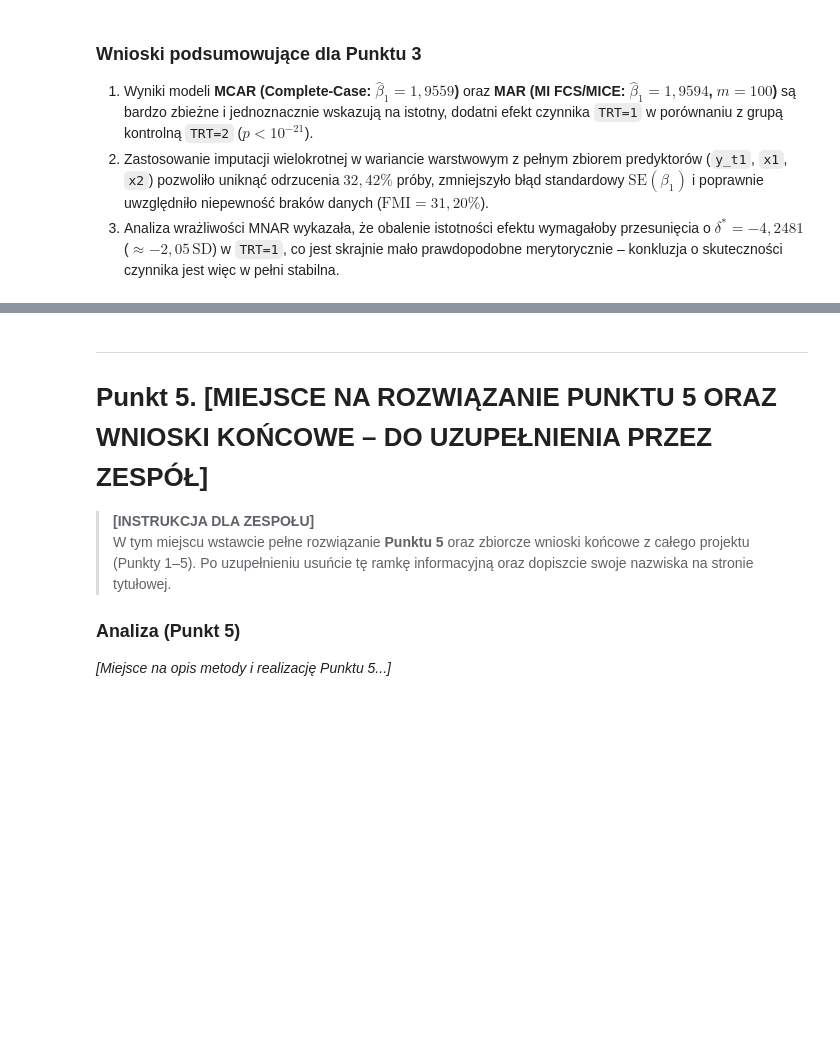
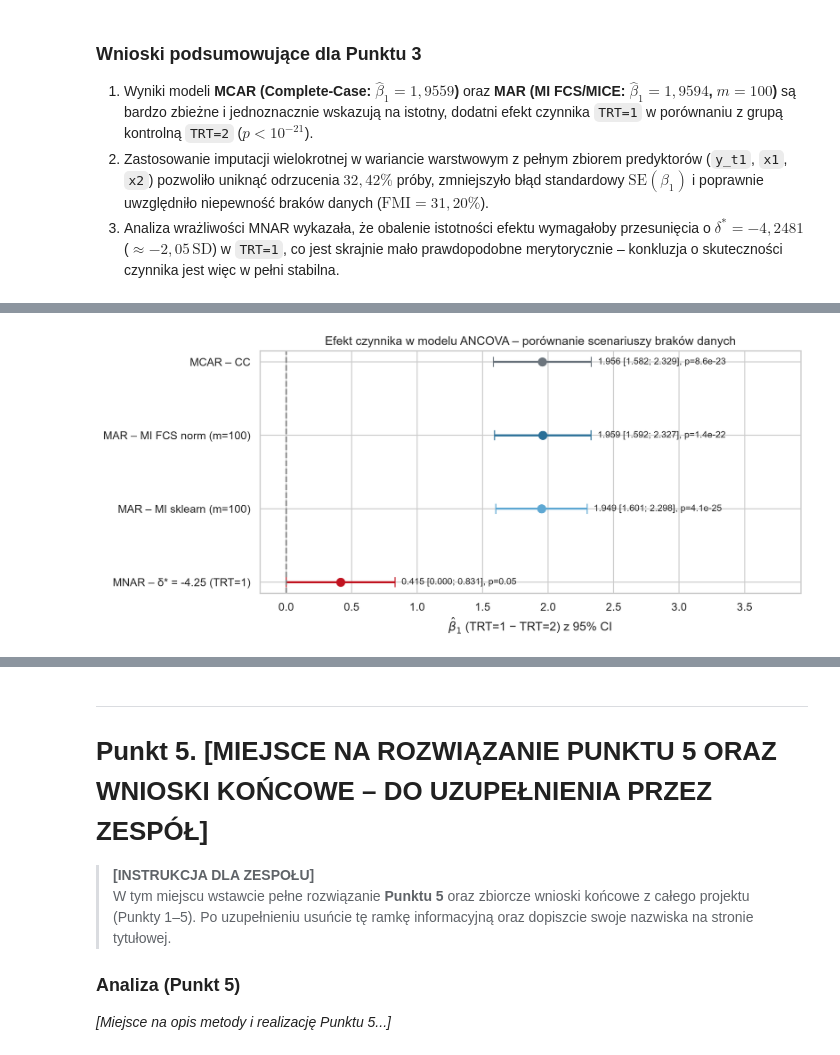
Before and after one commit to Szymon-Jozefczyk/ZABMID, a Jupyter notebook: notebooks/00_raport_koncowy_ZAB_zadanie1A.ipynb, the cells around one changed output, grey strips where cells are left out. Drawn from its saved outputs; the diff is of its cells as text; code cells hidden in the pictures; blank space fills up the shorter version.

Commit message:
Punkt 4

```diff
--- a/notebooks/00_raport_koncowy_ZAB_zadanie1A.ipynb
+++ b/notebooks/00_raport_koncowy_ZAB_zadanie1A.ipynb
@@ -1074,5 +1087,86 @@ plt.show()
 # %%
-# TODO (ZESPÓŁ – PUNKT 4): Wklejcie poniżej kod dla Punktu 4
-df_p4 = pd.read_csv(CSV_FILE)
-print("[Punkt 4] Sekcja gotowa do uzupełnienia przez zespół. Liczba wierszy:", len(df_p4))
+# PUNKT 4. Zestawienie istniejących wyników (bez ponownego uruchamiania imputacji).
+from IPython.display import display, Image
+
+# Gdy notebook został uruchomiony od początku, korzystamy z aktualnych obiektów
+# z Punktu 3. Pozwala to uniknąć odczytania nieaktualnych plików CSV.
+if all(nazwa in globals() for nazwa in ("comp", "mcar", "mar", "skala", "kryt_2d")):
+    p4_por = comp.copy()
+    p4_mcar = mcar["wsp"].copy()
+    p4_mar = mar["wsp"].copy()
+    p4_skala = skala.copy()
+    p4_kryt2d = kryt_2d.copy()
+else:
+    # Wariant użyteczny przy otwieraniu tylko tej sekcji gotowego raportu.
+    p4_por = pd.read_csv(RES / "tab_p3_porownanie.csv", index_col=0, encoding="utf-8-sig")
+    p4_mcar = pd.read_csv(RES / "tab_p3_ancova_mcar.csv", index_col=0, encoding="utf-8-sig")
+    p4_mar = pd.read_csv(RES / "tab_p3_ancova_mar.csv", index_col=0, encoding="utf-8-sig")
+    p4_skala = pd.read_csv(RES / "tab_p3_skala_delta.csv", index_col=0, encoding="utf-8-sig")
+    p4_kryt2d = pd.read_csv(RES / "tab_p3_tipping_2d_krytyczne.csv", encoding="utf-8-sig")
+p4_zrodlo = pd.read_csv(CSV_FILE)
+
+p4_podejscia = ["MCAR (CC)", "MAR (MI, FCS norm)"]
+p4_tabela = pd.DataFrame({
+    "MCAR (CC)": {
+        "N": p4_por.loc["N", "MCAR (CC)"],
+        "β0": p4_mcar.loc["β0 (wyraz wolny)", "Oszacowanie"],
+        "β1 (TRT=1 vs 2)": p4_por.loc["β1", "MCAR (CC)"],
+        "SE(β1)": p4_por.loc["SE(β1)", "MCAR (CC)"],
+        "95% CI β1 — dolna": p4_por.loc["CI 2.5%", "MCAR (CC)"],
+        "95% CI β1 — górna": p4_por.loc["CI 97.5%", "MCAR (CC)"],
+        "p(β1)": p4_por.loc["p-value", "MCAR (CC)"],
+        "β2 (Y_T1)": p4_por.loc["β2 (Y_T1)", "MCAR (CC)"],
+        "p(β2)": p4_mcar.loc["β2 (Y_T1)", "p-value"],
+        "R²": p4_por.loc["R²", "MCAR (CC)"],
+        "FMI(β1)": np.nan,
+    },
+    "MAR (MI, FCS norm)": {
+        "N": p4_por.loc["N", "MAR (MI, FCS norm)"],
+        "β0": p4_mar.loc["β0 (wyraz wolny)", "Oszacowanie"],
+        "β1 (TRT=1 vs 2)": p4_por.loc["β1", "MAR (MI, FCS norm)"],
+        "SE(β1)": p4_por.loc["SE(β1)", "MAR (MI, FCS norm)"],
+        "95% CI β1 — dolna": p4_por.loc["CI 2.5%", "MAR (MI, FCS norm)"],
+        "95% CI β1 — górna": p4_por.loc["CI 97.5%", "MAR (MI, FCS norm)"],
+        "p(β1)": p4_por.loc["p-value", "MAR (MI, FCS norm)"],
+        "β2 (Y_T1)": p4_por.loc["β2 (Y_T1)", "MAR (MI, FCS norm)"],
+        "p(β2)": p4_mar.loc["β2 (Y_T1)", "p-value"],
+        "R²": p4_por.loc["R²", "MAR (MI, FCS norm)"],
+        "FMI(β1)": p4_por.loc["FMI(β1)", "MAR (MI, FCS norm)"],
+    },
+})
+p4_tabela.to_csv(RES / "tab_p4_podsumowanie.csv", encoding="utf-8-sig", index_label="Miara")
+
+def p4_formatuj(wiersz, wartosc):
+    if pd.isna(wartosc):
+        return "—"
+    if wiersz == "N":
+        return f"{wartosc:.0f}"
+    if wiersz.startswith("p("):
+        return f"{wartosc:.2e}"
+    if wiersz == "FMI(β1)":
+        return f"{wartosc:.2%}"
+    return f"{wartosc:.4f}"
+
+p4_tabela_opis = p4_tabela.copy().astype(object)
+for p4_wiersz in p4_tabela.index:
+    for p4_kolumna in p4_tabela.columns:
+        p4_tabela_opis.loc[p4_wiersz, p4_kolumna] = p4_formatuj(
+            p4_wiersz, p4_tabela.loc[p4_wiersz, p4_kolumna]
+        )
+
+print("Tabela 4.1. Porównanie ocen modelu ANCOVA — CC i MI przy MAR:")
+display(p4_tabela_opis)
+
+p4_roz = p4_tabela.loc["β1 (TRT=1 vs 2)", "MAR (MI, FCS norm)"] - p4_tabela.loc["β1 (TRT=1 vs 2)", "MCAR (CC)"]
+p4_redukcja_se = 100 * (1 - p4_tabela.loc["SE(β1)", "MAR (MI, FCS norm)"] / p4_tabela.loc["SE(β1)", "MCAR (CC)"])
+p4_delta = float(p4_skala.loc["δ*", "wartość"])
+p4_braki_trt1 = int(p4_zrodlo.loc[p4_zrodlo["trt"] == 1, "y_t2"].isna().sum())
+print(f"Różnica ocen β1 (MI − CC): {p4_roz:+.4f}; zmiana SE(β1): −{p4_redukcja_se:.2f}%")
+print(f"Weryfikacja alternatywną MI (sklearn): β1 = {p4_por.loc['β1', 'MAR (MI, sklearn)']:.4f}")
+print(f"MNAR 1D: δ* = {p4_delta:.4f}, przesunięto {p4_braki_trt1} braków Y_T2 w TRT=1")
+print(f"|δ*| / SD zaobserwowanych Y_T2 w TRT=1 = {abs(p4_skala.loc['δ* / SD(Y_T2 | TRT=1)', 'wartość']):.2f}")
+print("Tabela 4.2. Punkty krytyczne δ1* w zależności od przesunięcia δ2 w grupie kontrolnej:")
+display(p4_kryt2d.round(4))
+print("Rysunek 4.1. Efekt TRT i 95% przedziały ufności w rozważanych podejściach:")
+display(Image(filename=str(FIG / "fig9_forest_beta1.png")))
 # %% [output]
@@ -1079,0 +1199 @@ print("[Punkt 4] Sekcja gotowa do uzupełnienia przez zespół. Liczba wierszy:"
+[figure, added]
```
Also changed, not shown: parts of 8 cells of this notebook, 17 other files.
